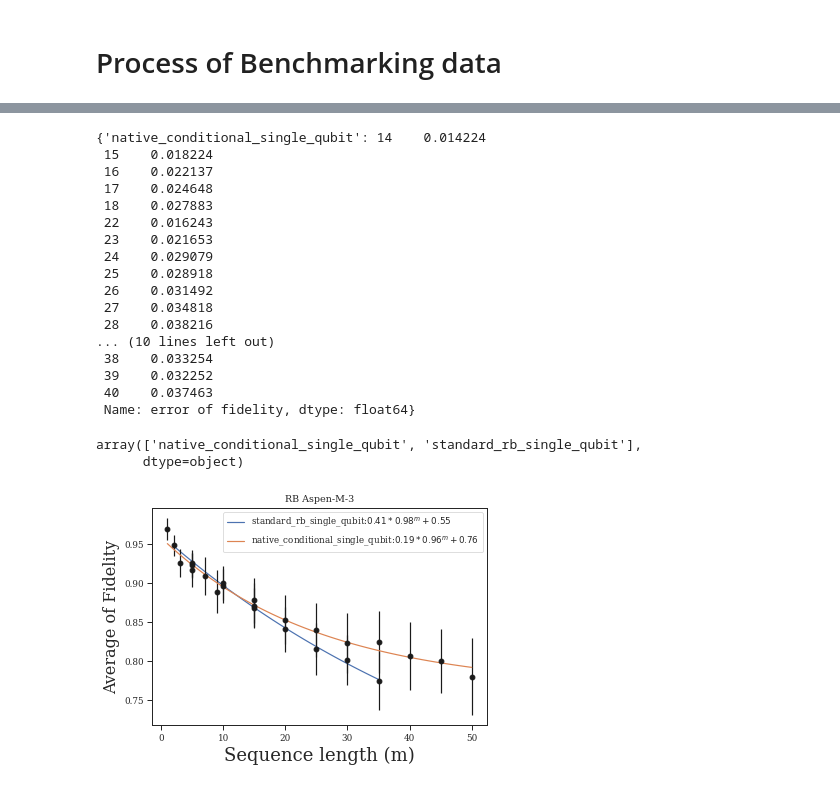
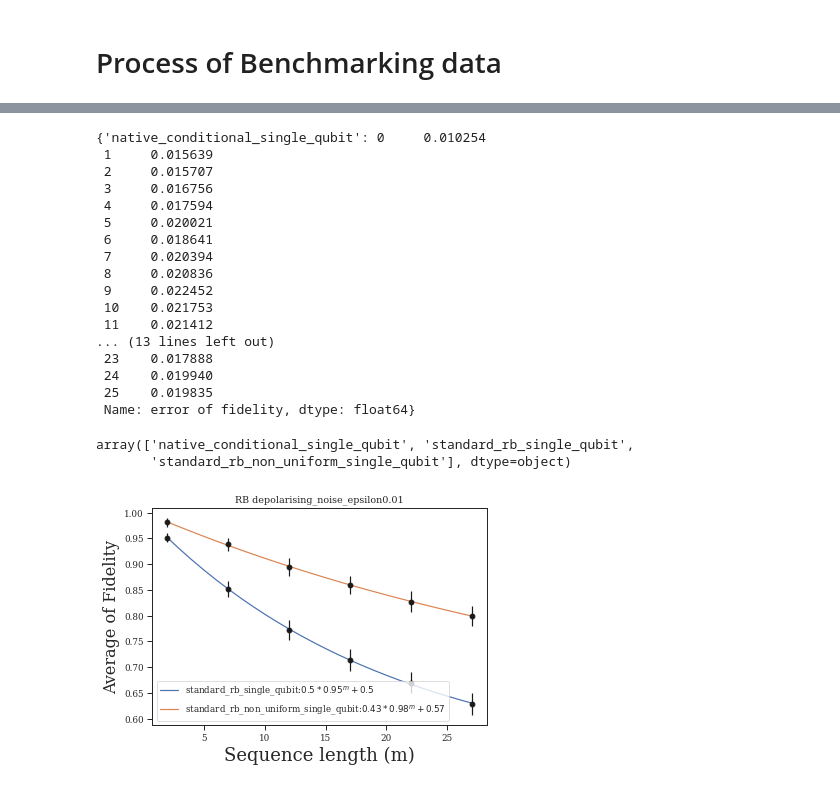
Before and after one commit to mmehrani/Randomized_Benchmarking_protocol, a Jupyter notebook: data_post_processing.ipynb, the cells around one changed output, grey strips where cells are left out. Drawn from its saved outputs; the diff is of its cells as text; code cells hidden in the pictures.

Commit message:
unequal length gate blocks version added

```diff
--- a/data_post_processing.ipynb
+++ b/data_post_processing.ipynb
@@ -41,13 +23,13 @@ n_qubits = len(target_qubits)
 k_m = 200 #number of sequences
 n_m = 500 #number of shots
 
-# epsilon = 0.01
-# machine_title = '2q-qvm'
-machine_title = 'Aspen-M-3'
+epsilon = 0.01
+machine_title = '1q-qvm'
+# machine_title = 'Aspen-M-3'
 # noise_model = 'depolarising_noise'
 noisy_machine = machine_title
 
-# noisy_machine = 'depolarising_noise' + '_epsilon{}'.format(epsilon)
+noisy_machine = 'depolarising_noise' + '_epsilon{}'.format(epsilon)
 # noise_model = 'z_noise'
 path = os.path.join( os.getcwd(), 'output_storage', noisy_machine)
 # %%
@@ -120,47 +102,47 @@ df
 # %%
 err_fdlty_dict
 # %% [output]
-{'native_conditional_single_qubit': 14    0.014224
- 15    0.018224
- 16    0.022137
- 17    0.024648
- 18    0.027883
- 22    0.016243
- 23    0.021653
- 24    0.029079
- 25    0.028918
- 26    0.031492
- 27    0.034818
- 28    0.038216
-... (10 lines left out)
- 38    0.033254
- 39    0.032252
- 40    0.037463
+{'native_conditional_single_qubit': 0     0.010254
+ 1     0.015639
+ 2     0.015707
+ 3     0.016756
+ 4     0.017594
+ 5     0.020021
+ 6     0.018641
+ 7     0.020394
+ 8     0.020836
+ 9     0.022452
+ 10    0.021753
+ 11    0.021412
+... (13 lines left out)
+ 23    0.017888
+ 24    0.019940
+ 25    0.019835
  Name: error of fidelity, dtype: float64}
 # %%
 bench_versions
 # %% [output]
-array(['native_conditional_single_qubit', 'standard_rb_single_qubit'],
-      dtype=object)
+array(['native_conditional_single_qubit', 'standard_rb_single_qubit',
+       'standard_rb_non_uniform_single_qubit'], dtype=object)
 # %%
 fig = plt.figure()
 ax = fig.add_subplot()
 
-
-for version in ['standard_rb_single_qubit', 'native_conditional_single_qubit']:
+for version in ['standard_rb_single_qubit', 'standard_rb_non_uniform_single_qubit']:
+# for version in ['standard_rb_single_qubit', 'native_conditional_single_qubit']:
 # for version in ['native_conditional_conditional_two_qubits']:
 # for version in ['native_conditional_single_qubit']:
 #     plot_bench_arrays(ax, version, epsilon)
     plot_decay(ordered_layers_dict[version][:], avg_fdlty_dict[version][:],
                err_fdlty_dict[version][:], label = version, axes = ax)
 
 # plt.loglog()
 ax.set_xlabel('Sequence length (m)', fontsize=18)
 ax.set_ylabel('Average of Fidelity', fontsize=16)
 ax.set_title(r'RB {}'.format(noisy_machine))
 
 plt.legend()
 
 fig.savefig(os.path.join(path, 'RB_{}.png'.format(target_qubits)))
 # %% [output]
-[figure, old version]
+[figure, new version]
```
Also changed, not shown: parts of 5 cells of this notebook, 2 other files.
